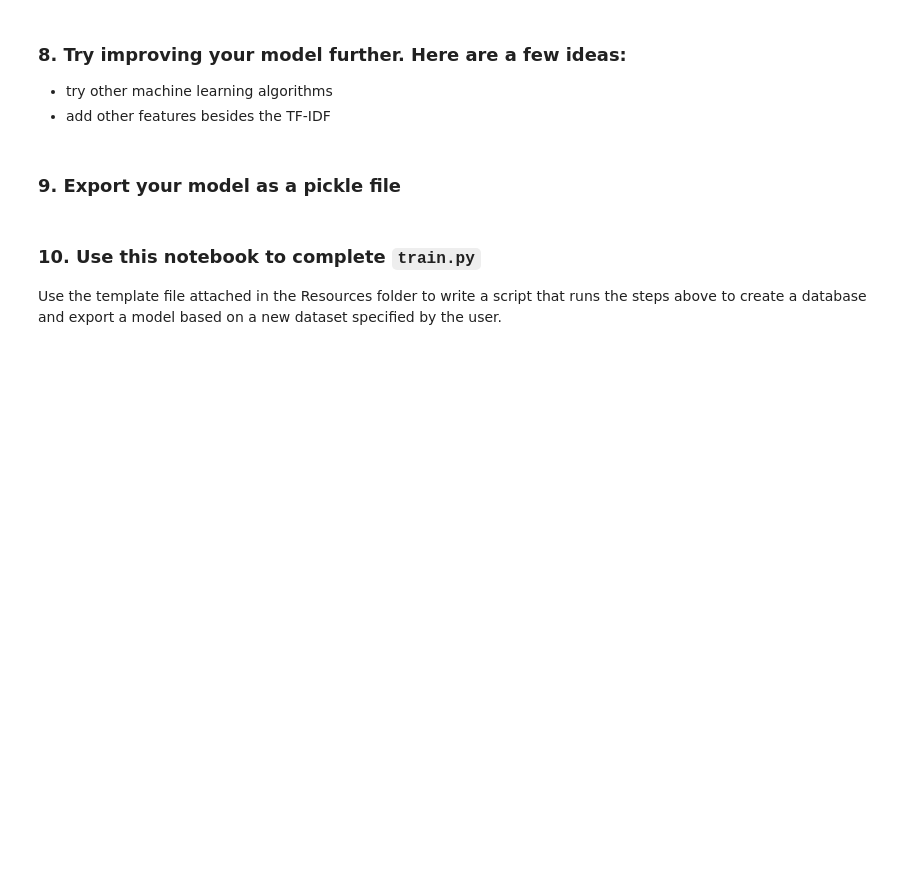
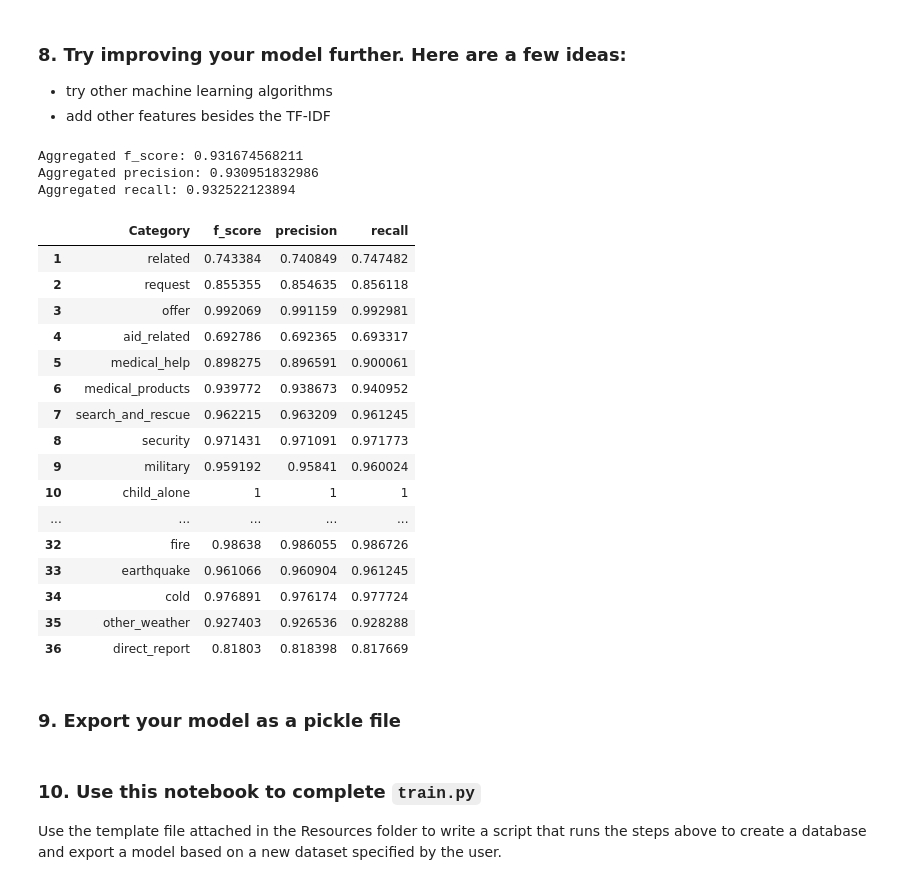
Before and after one commit to Narendra-Nks/Disaster_Response_Pipeline, a Jupyter notebook: ML_Pipeline_Preparation.ipynb, the cells around one changed output. Drawn from its saved outputs; the diff is of its cells as text; code cells hidden in the pictures; blank space fills up the shorter version.

```diff
--- a/ML_Pipeline_Preparation.ipynb
+++ b/ML_Pipeline_Preparation.ipynb
@@ -76,5 +168,41 @@ Since this project focuses on code quality, process, and  pipelines, there is no
 ### 8. Try improving your model further. Here are a few ideas:
 * try other machine learning algorithms
 * add other features besides the TF-IDF
+# %%
+# testing a pure decision tree classifier
+moc = MultiOutputClassifier(DecisionTreeClassifier())
+
+pipeline = Pipeline([
+    ('vect', CountVectorizer(tokenizer=tokenize)),
+    ('tfidf', TfidfTransformer()),
+    ('clf', moc)
+    ])
+
+X_train, X_test, y_train, y_test = train_test_split(X, y)
+pipeline.fit(X_train.as_matrix(), y_train.as_matrix())
+y_pred = pipeline.predict(X_test)
+results = get_results(y_test, y_pred)
+results
+# %% [output]
+Aggregated f_score: 0.931674568211
+Aggregated precision: 0.930951832986
+Aggregated recall: 0.932522123894
+|  | Category | f_score | precision | recall |
+| 1 | related | 0.743384 | 0.740849 | 0.747482 |
+| 2 | request | 0.855355 | 0.854635 | 0.856118 |
+| 3 | offer | 0.992069 | 0.991159 | 0.992981 |
+| 4 | aid_related | 0.692786 | 0.692365 | 0.693317 |
+| 5 | medical_help | 0.898275 | 0.896591 | 0.900061 |
+| 6 | medical_products | 0.939772 | 0.938673 | 0.940952 |
+| 7 | search_and_rescue | 0.962215 | 0.963209 | 0.961245 |
+| 8 | security | 0.971431 | 0.971091 | 0.971773 |
+| 9 | military | 0.959192 | 0.95841 | 0.960024 |
+| 10 | child_alone | 1 | 1 | 1 |
+| ... | ... | ... | ... | ... |
+| 32 | fire | 0.98638 | 0.986055 | 0.986726 |
+| 33 | earthquake | 0.961066 | 0.960904 | 0.961245 |
+| 34 | cold | 0.976891 | 0.976174 | 0.977724 |
+| 35 | other_weather | 0.927403 | 0.926536 | 0.928288 |
+| 36 | direct_report | 0.81803 | 0.818398 | 0.817669 |
 # %% [markdown]
 ### 9. Export your model as a pickle file
```
Also changed, not shown: parts of 12 cells of this notebook.
